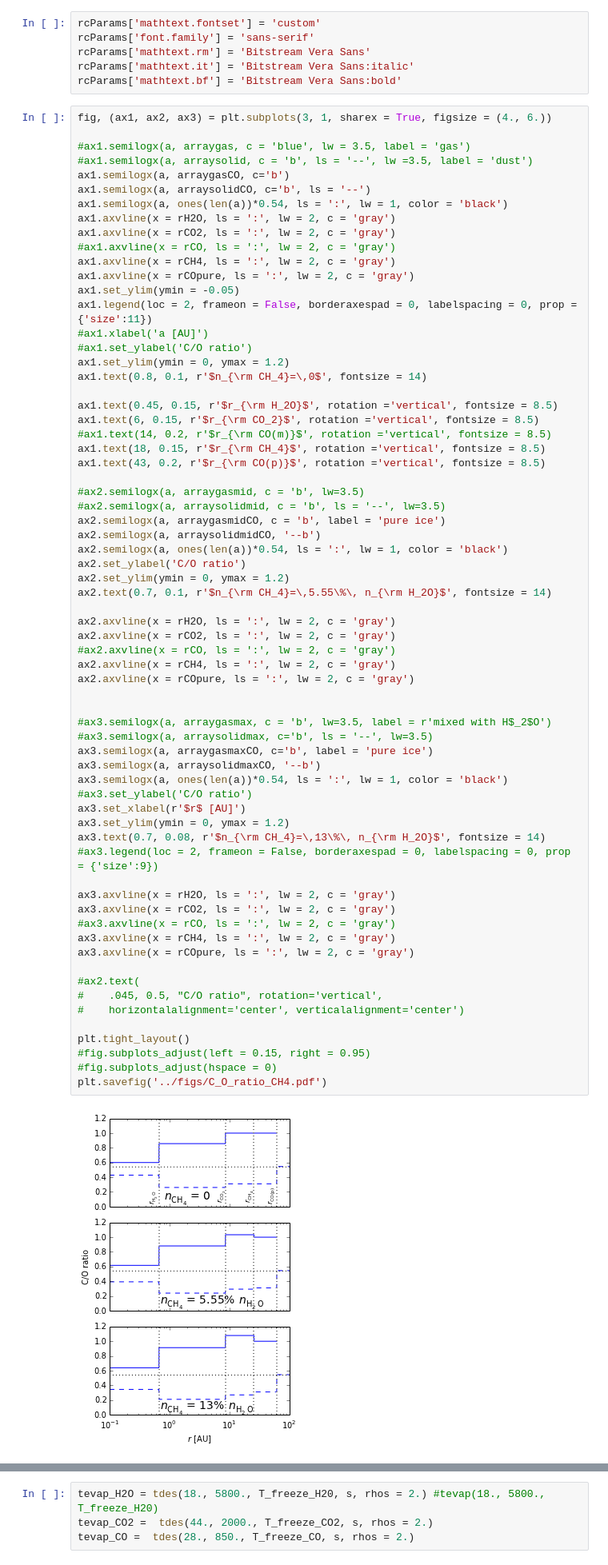
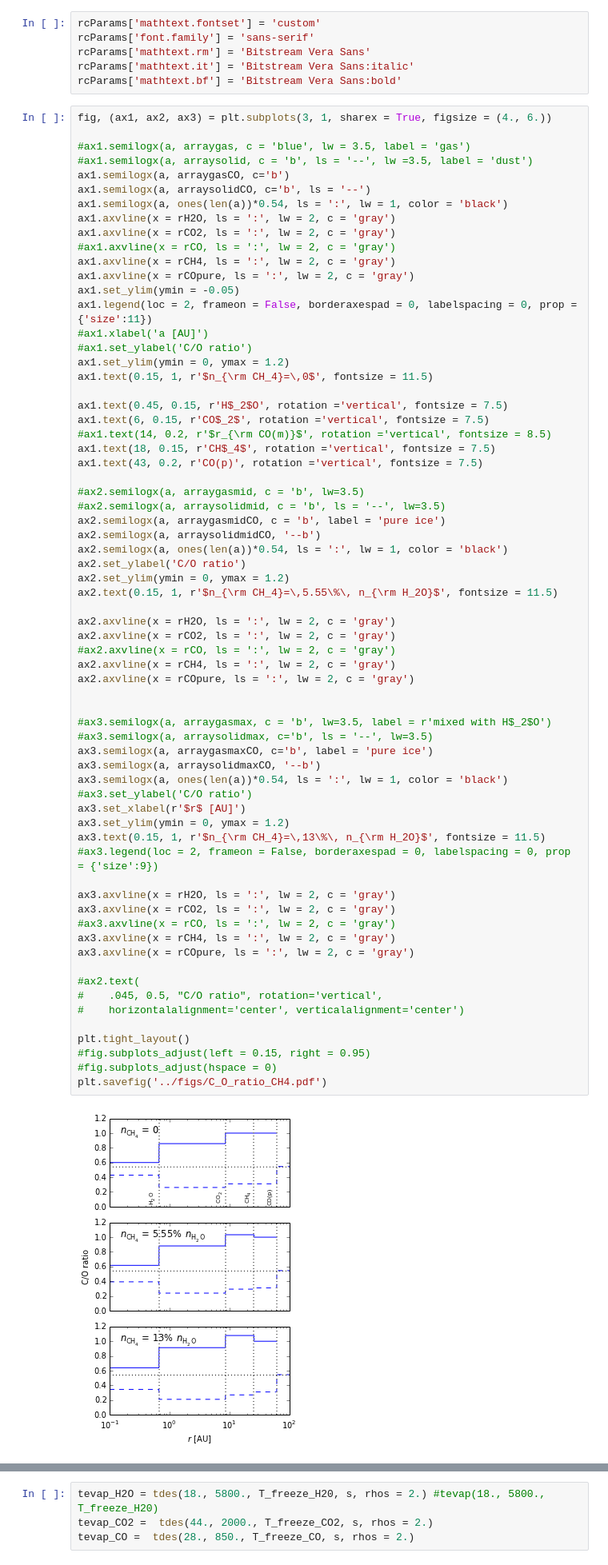
Before and after one commit to apiso/Thesis, a Jupyter notebook: python/CO_plots_new-Copy2-updated.ipynb, the cells around one changed output, grey strips where cells are left out. Shown at 80% size. Cells and saved outputs as stored; diff of their text form.

```diff
--- a/python/CO_plots_new-Copy2-updated.ipynb
+++ b/python/CO_plots_new-Copy2-updated.ipynb
@@ -73,13 +73,13 @@ ax1.legend(loc = 2, frameon = False, borderaxespad = 0, labelspacing = 0, prop =
 #ax1.xlabel('a [AU]')
 #ax1.set_ylabel('C/O ratio')
 ax1.set_ylim(ymin = 0, ymax = 1.2)
-ax1.text(0.8, 0.1, r'$n_{\rm CH_4}=\,0$', fontsize = 14)
+ax1.text(0.15, 1, r'$n_{\rm CH_4}=\,0$', fontsize = 11.5)
 
-ax1.text(0.45, 0.15, r'$r_{\rm H_2O}$', rotation ='vertical', fontsize = 8.5)
-ax1.text(6, 0.15, r'$r_{\rm CO_2}$', rotation ='vertical', fontsize = 8.5)
+ax1.text(0.45, 0.15, r'H$_2$O', rotation ='vertical', fontsize = 7.5)
+ax1.text(6, 0.15, r'CO$_2$', rotation ='vertical', fontsize = 7.5)
 #ax1.text(14, 0.2, r'$r_{\rm CO(m)}$', rotation ='vertical', fontsize = 8.5)
-ax1.text(18, 0.15, r'$r_{\rm CH_4}$', rotation ='vertical', fontsize = 8.5)
-ax1.text(43, 0.2, r'$r_{\rm CO(p)}$', rotation ='vertical', fontsize = 8.5)
+ax1.text(18, 0.15, r'CH$_4$', rotation ='vertical', fontsize = 7.5)
+ax1.text(43, 0.2, r'CO(p)', rotation ='vertical', fontsize = 7.5)
 
 #ax2.semilogx(a, arraygasmid, c = 'b', lw=3.5)
 #ax2.semilogx(a, arraysolidmid, c = 'b', ls = '--', lw=3.5)
@@ -88,39 +88,39 @@ ax2.semilogx(a, arraysolidmidCO, '--b')
 ax2.semilogx(a, ones(len(a))*0.54, ls = ':', lw = 1, color = 'black')
 ax2.set_ylabel('C/O ratio')
 ax2.set_ylim(ymin = 0, ymax = 1.2)
-ax2.text(0.7, 0.1, r'$n_{\rm CH_4}=\,5.55\%\, n_{\rm H_2O}$', fontsize = 14)
+ax2.text(0.15, 1, r'$n_{\rm CH_4}=\,5.55\%\, n_{\rm H_2O}$', fontsize = 11.5)
 
 ax2.axvline(x = rH2O, ls = ':', lw = 2, c = 'gray')
 ax2.axvline(x = rCO2, ls = ':', lw = 2, c = 'gray')
 #ax2.axvline(x = rCO, ls = ':', lw = 2, c = 'gray')
 ax2.axvline(x = rCH4, ls = ':', lw = 2, c = 'gray')
 ax2.axvline(x = rCOpure, ls = ':', lw = 2, c = 'gray')
 
 
 #ax3.semilogx(a, arraygasmax, c = 'b', lw=3.5, label = r'mixed with H$_2$O')
 #ax3.semilogx(a, arraysolidmax, c='b', ls = '--', lw=3.5)
 ax3.semilogx(a, arraygasmaxCO, c='b', label = 'pure ice')
 ax3.semilogx(a, arraysolidmaxCO, '--b')
 ax3.semilogx(a, ones(len(a))*0.54, ls = ':', lw = 1, color = 'black')
 #ax3.set_ylabel('C/O ratio')
 ax3.set_xlabel(r'$r$ [AU]')
 ax3.set_ylim(ymin = 0, ymax = 1.2)
-ax3.text(0.7, 0.08, r'$n_{\rm CH_4}=\,13\%\, n_{\rm H_2O}$', fontsize = 14)
+ax3.text(0.15, 1, r'$n_{\rm CH_4}=\,13\%\, n_{\rm H_2O}$', fontsize = 11.5)
 #ax3.legend(loc = 2, frameon = False, borderaxespad = 0, labelspacing = 0, prop = {'size':9})
 
 ax3.axvline(x = rH2O, ls = ':', lw = 2, c = 'gray')
 ax3.axvline(x = rCO2, ls = ':', lw = 2, c = 'gray')
 #ax3.axvline(x = rCO, ls = ':', lw = 2, c = 'gray')
 ax3.axvline(x = rCH4, ls = ':', lw = 2, c = 'gray')
 ax3.axvline(x = rCOpure, ls = ':', lw = 2, c = 'gray')
 
 #ax2.text(
 #    .045, 0.5, "C/O ratio", rotation='vertical',
 #    horizontalalignment='center', verticalalignment='center')
 
 plt.tight_layout()
 #fig.subplots_adjust(left = 0.15, right = 0.95)
 #fig.subplots_adjust(hspace = 0)
 plt.savefig('../figs/C_O_ratio_CH4.pdf')
 # %% [output]
-[figure, old version]
+[figure, new version]
```
Also changed, not shown: parts of 1 cell of this notebook, 5 other files.
